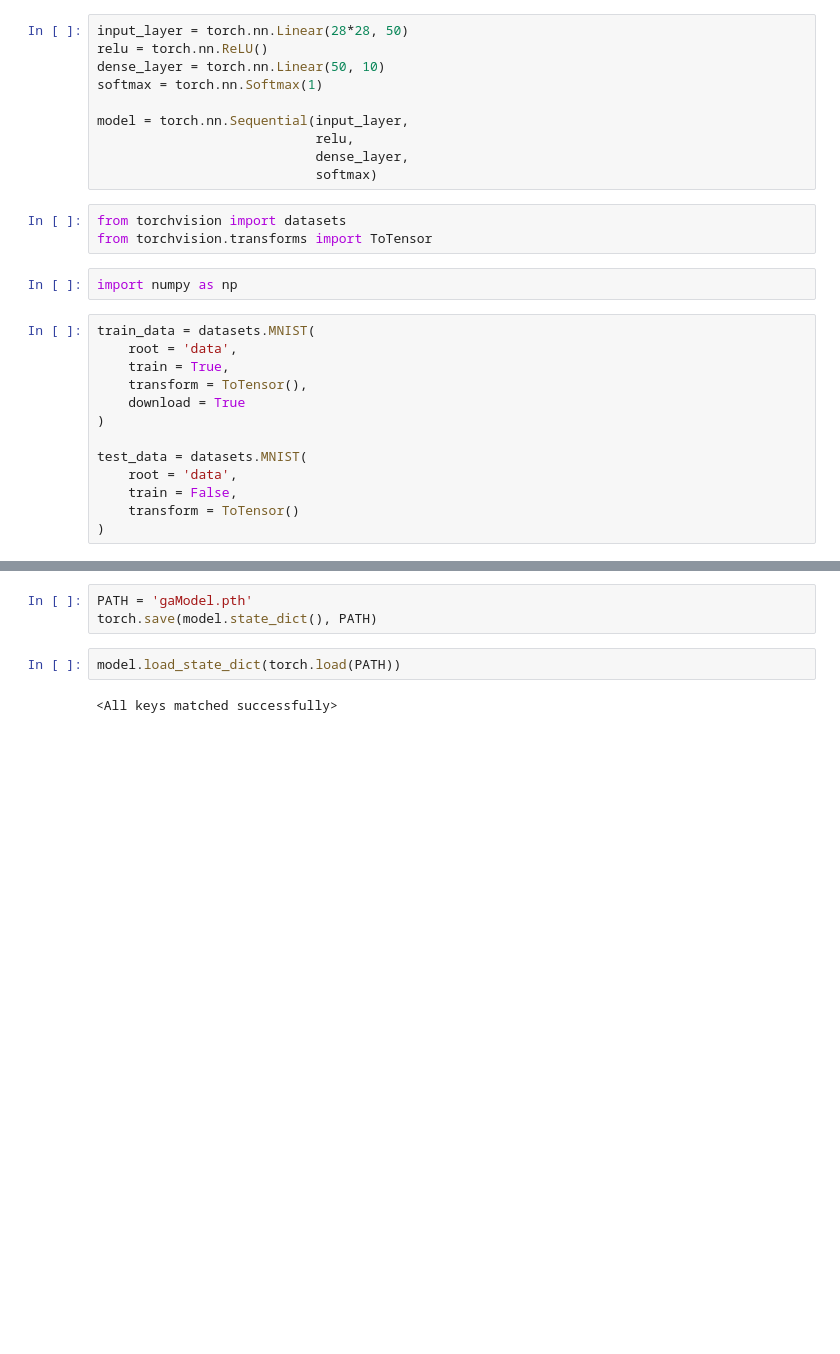
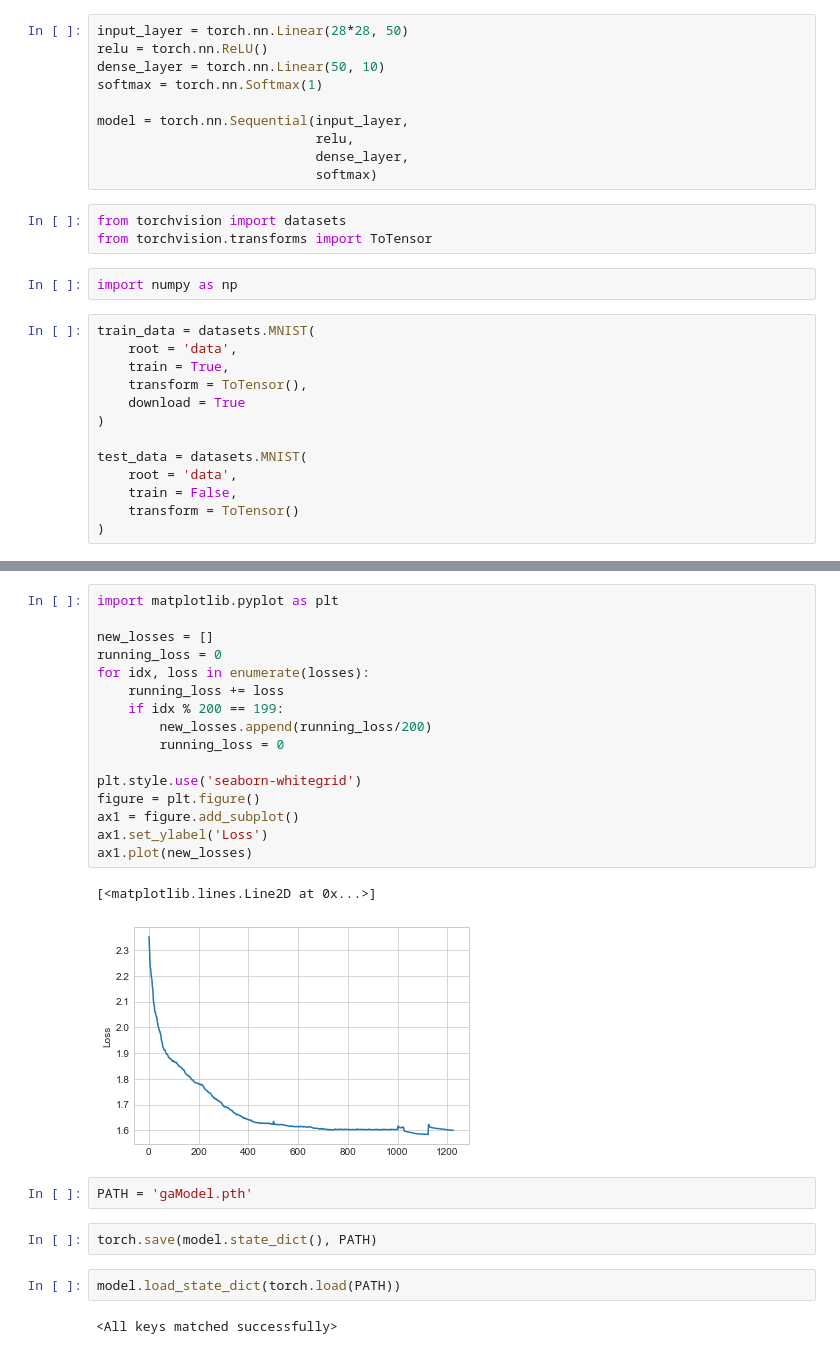
Before and after one commit to miklisanton/pytorch_projects, a Jupyter notebook: genAlg.ipynb, the cells around one changed output, grey strips where cells are left out. Drawn from its saved outputs; the diff is of its cells as text; blank space fills up the shorter version.

```diff
--- a/genAlg.ipynb
+++ b/genAlg.ipynb
@@ -144,6 +147,26 @@ print(correct/total)
+# %%
+import matplotlib.pyplot as plt
+
+new_losses = []
+running_loss = 0
+for idx, loss in enumerate(losses):
+    running_loss += loss
+    if idx % 200 == 199:
+        new_losses.append(running_loss/200)
+        running_loss = 0
+
+plt.style.use('seaborn-whitegrid')
+figure = plt.figure()
+ax1 = figure.add_subplot()
+ax1.set_ylabel('Loss')
+ax1.plot(new_losses)
+# %% [output]
+[<matplotlib.lines.Line2D at 0x...>]
+[figure, added]
 # %%
 PATH = 'gaModel.pth'
-torch.save(model.state_dict(), PATH)
+# %%
+torch.save(model.state_dict(), PATH)
 # %%
 model.load_state_dict(torch.load(PATH))
 # %% [output]
```
Also changed, not shown: parts of 9 cells of this notebook, 11 other files.
